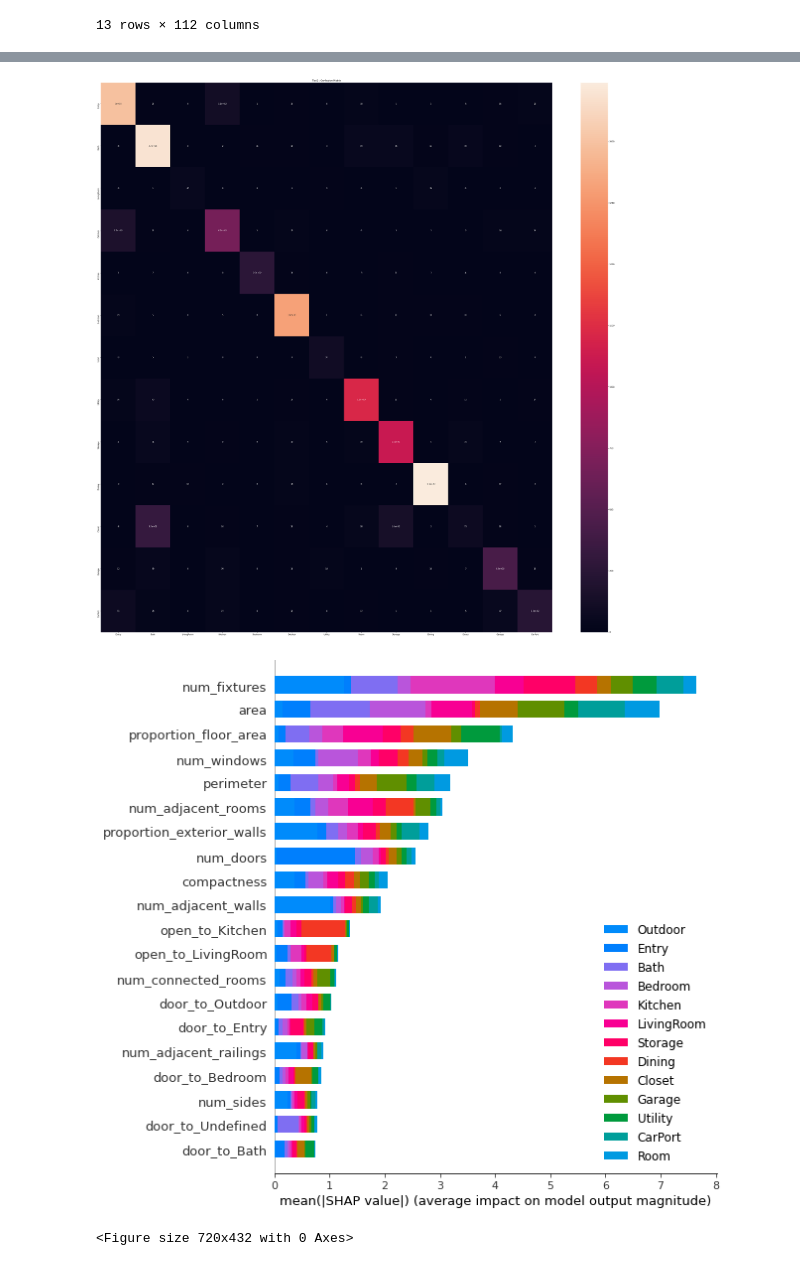
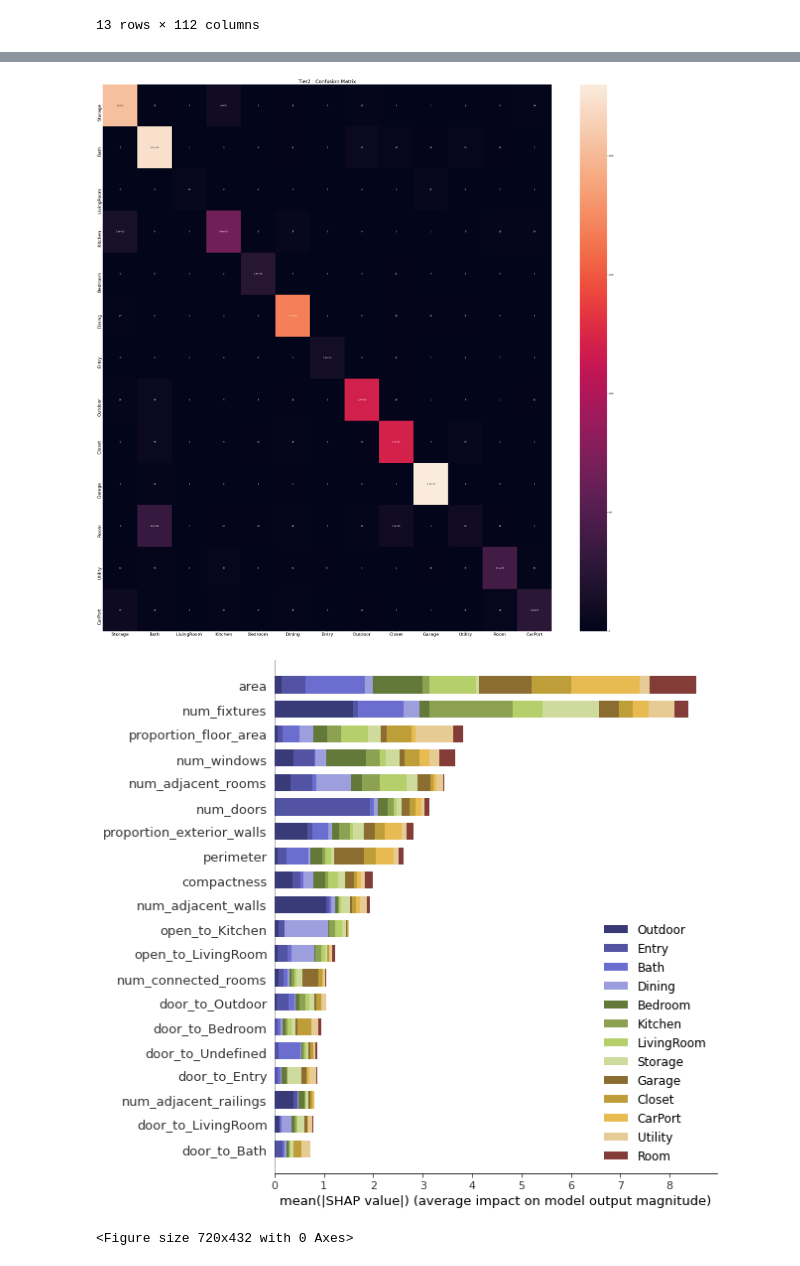
Before and after one commit to cltarchitecture/2021-spring-studio-lab, a Jupyter notebook: Machine Learning/3Tier.ipynb, the cells around one changed output, grey strips where cells are left out. Saved outputs shown, nothing was run; the diff lists cells and outputs as text; code cells hidden in the pictures.

Commit message:
Graphs colors changed. Three tiers completed

```diff
--- a/Machine Learning/3Tier.ipynb
+++ b/Machine Learning/3Tier.ipynb
@@ -223,18 +288,19 @@ cv = StratifiedKFold(n_splits=5 , shuffle=True, random_state=seed)
 #params_grid
 params_grid = {
     'max_depth' : [5,6,7],
-    'n_estimators' : [100,150,200,250],
-    'learning_rate' : [0.01,0.1]
-
+    'subsample': [0.6,0.8,0.9],
+    'colsample_bytree' : [0.6,0.8,0.9]
                 }
 params_fixed = {
     'objective' : 'multi:softprob',
+    'n_estimators' : 997,
+    'learning_rate' : 0.02
                 }
-bst_grid = GridSearchCV(estimator=XGBClassifier(**params_fixed, seed=seed),param_grid=params_grid, cv = cv, scoring='f1_macro')
+bst_grid = GridSearchCV(estimator=XGBClassifier(**params_fixed, seed=seed),param_grid=params_grid, cv = cv, scoring='f1_macro',return_train_score = True)
 # %%
 fit_params = {
         'eval_set':[(X_train_train, y_train_train), (X_train_val, y_train_val)],
-        'eval_metric':['mlogloss'],
+        'eval_metric':['mlogloss','merror'],
         'early_stopping_rounds':50
                 }
 bst_grid.fit(X_train_train,y_train_train,**fit_params)
@@ -316,4 +399,4 @@ X = data_tier2.drop([x for x in['path','type','classes','open_to','door_to','con
 y = data_tier2['type_cleaned']
 #Split the data into training data, and test data
 X_train , X_test, y_train, y_test = train_test_split(X,y, test_size= 0.3)
-X_train_train , X_train_val, y_train_train, y_train_val = train_test_split(X_train,y_train, test_size= 0.5)
+X_train_train , X_train_val, y_train_train, y_train_val = train_test_split(X_train,y_train, test_size= 0.2)
@@ -338,0 +403,4 @@ XGBClassifier(base_score=None, booster=None, colsample_bylevel=None,
+# %%
+#XGB default parameters
+model = bst_grid.best_estimator_
+print(model)
@@ -426,23 +512,26 @@ weighted avg       0.84      0.85      0.84     14522
 # %%
+fig_PATH = join(ROOT_DIR[:-16],"Charts_Graphs","Tier2_ConfMat.png")
 cMat = confusion_matrix(y_test,y_pred)
 df_cm = pd.DataFrame(data = cMat , index= pd.Series(y_test).unique() , columns= pd.Series(y_pred).unique())
 # df_cm = pd.DataFrame(data = cMat)
 # df_cm.head()
 plt.figure(figsize= (50,50))
+plt.xticks(fontsize = 22)
+plt.yticks(fontsize = 22)
 sns.heatmap(df_cm, annot=True)
-plt.title('Tier2 : Confusion Matrix')
-plt.savefig('Tier2_CM.png', dpi=100)
+plt.title('Tier2 : Confusion Matrix', fontsize = 24)
+plt.savefig(fig_PATH, dpi=100)
 plt.show()
 # %% [output]
-[figure, old version]
+[figure, new version]
 # %%
 # Feature importance
 shap_values = shap.TreeExplainer(model).shap_values(X_train_train)
-shap.summary_plot(shap_values, X_train_train, plot_type="bar",class_names=model.classes_, title='XGBoost Feature Importance')
+shap.summary_plot(shap_values, X_train_train, plot_type="bar",class_names=model.classes_, title='XGBoost Feature Importance', color = plt.get_cmap("tab20b"))
 plt.savefig('Tier 2_featureImp.png',dpi=100)
 plt.show()
 # %% [output]
-[figure, old version]
+[figure, new version]
 <Figure size 720x432 with 0 Axes>
 # %%
 #Model Final
```
Also changed, not shown: parts of 40 cells of this notebook, 27 other files.
